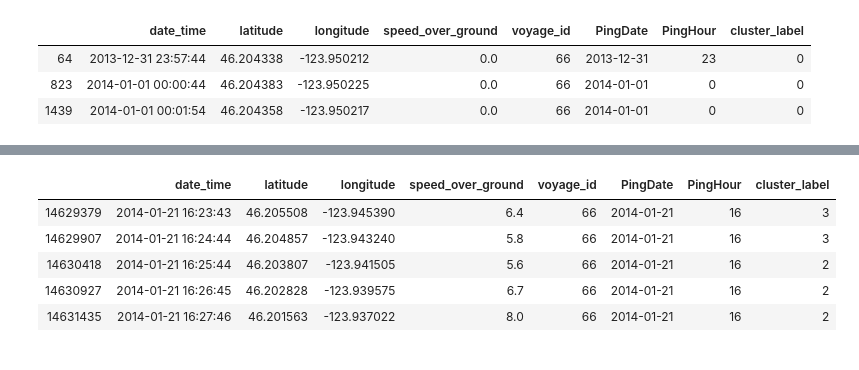
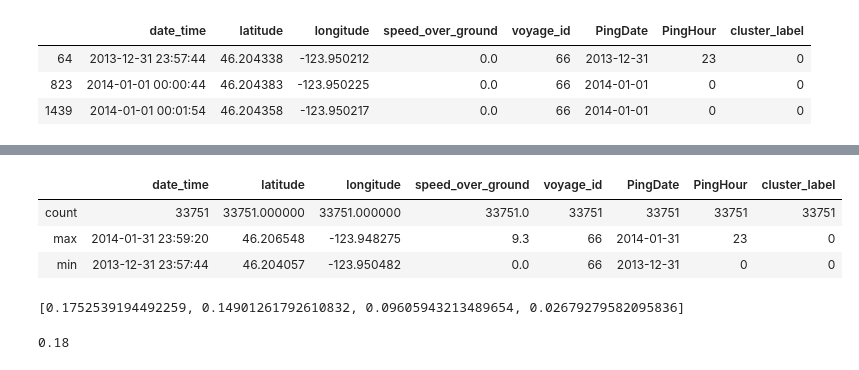
Before and after one commit to att-vault/vault, a Jupyter notebook: Notebook/AIS_Analyze_Vessel_Cluster.ipynb, the cells around one changed output, grey strips where cells are left out. Saved outputs shown, nothing was run; the diff lists cells and outputs as text; code cells hidden in the pictures.

```diff
--- a/Notebook/AIS_Analyze_Vessel_Cluster.ipynb
+++ b/Notebook/AIS_Analyze_Vessel_Cluster.ipynb
@@ -245,14 +223,18 @@ PingCluster.sort_values('PingCount')
 | 0 | 0 | 33751 |
-# %%
-# Identify Anomaly in coordinate, if any
-Anomaly_THRESHOLD = 10
-
-AnomalyCluster = PingCluster.loc[PingCluster.PingCount < Anomaly_THRESHOLD, 'cluster_label'].values
-df.loc[df.cluster_label.isin(AnomalyCluster)].head()
-# %% [output]
-|  | date_time | latitude | longitude | speed_over_ground | voyage_id | PingDate | PingHour | cluster_label |
-| 14629379 | 2014-01-21 16:23:43 | 46.205508 | -123.945390 | 6.4 | 66 | 2014-01-21 | 16 | 3 |
-| 14629907 | 2014-01-21 16:24:44 | 46.204857 | -123.943240 | 5.8 | 66 | 2014-01-21 | 16 | 3 |
-| 14630418 | 2014-01-21 16:25:44 | 46.203807 | -123.941505 | 5.6 | 66 | 2014-01-21 | 16 | 2 |
-| 14630927 | 2014-01-21 16:26:45 | 46.202828 | -123.939575 | 6.7 | 66 | 2014-01-21 | 16 | 2 |
-| 14631435 | 2014-01-21 16:27:46 | 46.201563 | -123.937022 | 8.0 | 66 | 2014-01-21 | 16 | 2 |
+# %%
+# Locate and agg data for a selected cluster
+Select_Cluster = 0
+
+stat = df.loc[df.cluster_label==Select_Cluster].agg(['count', 'max', 'min'])
+stat
+# %% [output]
+|  | date_time | latitude | longitude | speed_over_ground | voyage_id | PingDate | PingHour | cluster_label |
+| count | 33751 | 33751.000000 | 33751.000000 | 33751.0 | 33751 | 33751 | 33751 | 33751 |
+| max | 2014-01-31 23:59:20 | 46.206548 | -123.948275 | 9.3 | 66 | 2014-01-31 | 23 | 0 |
+| min | 2013-12-31 23:57:44 | 46.204057 | -123.950482 | 0.0 | 66 | 2013-12-31 | 0 | 0 |
+# %%
+# Get Cluster Radius
+Calc_Centroid_Radius(centers[Select_Cluster], stat.latitude[1], stat.latitude[2], stat.longitude[1], stat.longitude[2])
+# %% [output]
+[0.1752539194492259, 0.14901261792610832, 0.09605943213489654, 0.02679279582095836]
+0.18
```
Also changed, not shown: parts of 60 cells of this notebook, 1 other file.
